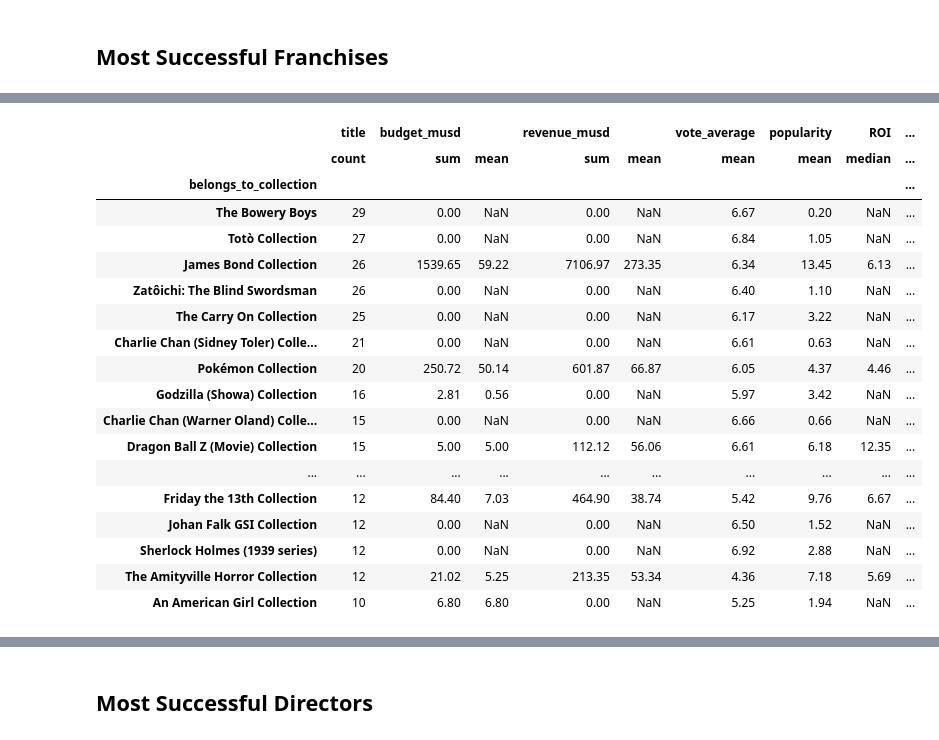
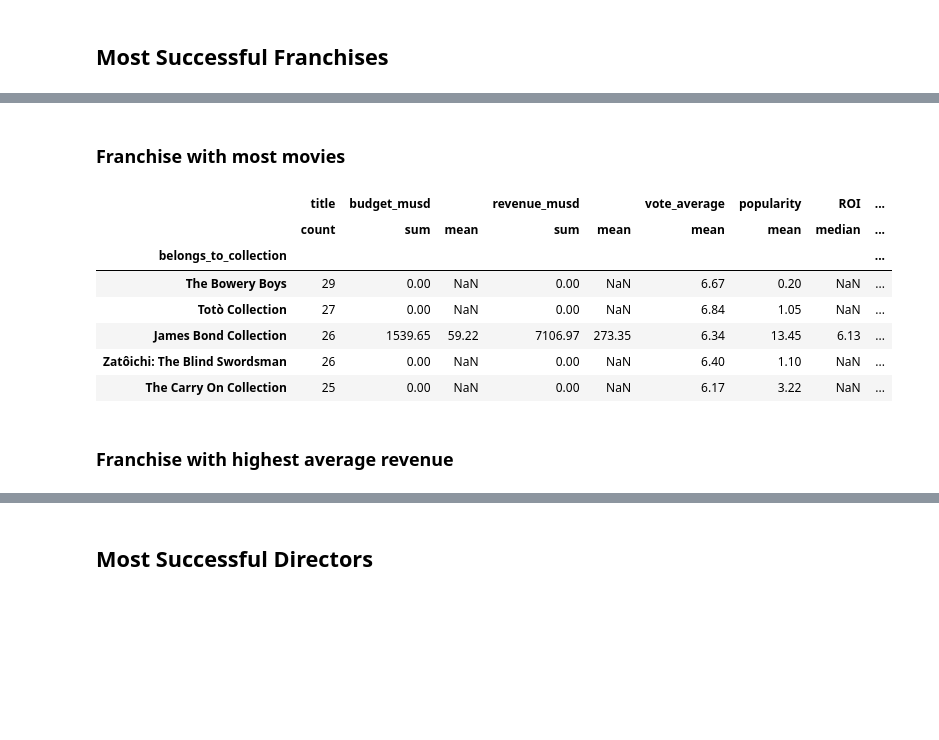
Before and after one commit to mr-emreerturk/data_analysis_projects, a Jupyter notebook: Movies_EDA/Project_01_Explanatory_Analysis_Movies.ipynb, the cells around one changed output, grey strips where cells are left out. Cells and saved outputs as stored; diff of their text form; code cells hidden in the pictures; blank space fills up the shorter version.

```diff
--- a/Movies_EDA/Project_01_Explanatory_Analysis_Movies.ipynb
+++ b/Movies_EDA/Project_01_Explanatory_Analysis_Movies.ipynb
@@ -758,24 +381,16 @@ franchises
+# %% [markdown]
+### Franchise with most movies
 # %%
-franchises.nlargest(20, ("title", "count"))
-franchises.nlargest()
+franchises.nlargest(n=5, columns=("title", "count"))
 # %% [output]
 |  | title | budget_musd |  | revenue_musd |  | vote_average | popularity | ROI | ... |
 |  | count | sum | mean | sum | mean | mean | mean | median | ... |
 | belongs_to_collection |  |  |  |  |  |  |  |  | ... |
 | The Bowery Boys | 29 | 0.00 | NaN | 0.00 | NaN | 6.67 | 0.20 | NaN | ... |
 | Totò Collection | 27 | 0.00 | NaN | 0.00 | NaN | 6.84 | 1.05 | NaN | ... |
 | James Bond Collection | 26 | 1539.65 | 59.22 | 7106.97 | 273.35 | 6.34 | 13.45 | 6.13 | ... |
 | Zatôichi: The Blind Swordsman | 26 | 0.00 | NaN | 0.00 | NaN | 6.40 | 1.10 | NaN | ... |
 | The Carry On Collection | 25 | 0.00 | NaN | 0.00 | NaN | 6.17 | 3.22 | NaN | ... |
-| Charlie Chan (Sidney Toler) Colle... | 21 | 0.00 | NaN | 0.00 | NaN | 6.61 | 0.63 | NaN | ... |
-| Pokémon Collection | 20 | 250.72 | 50.14 | 601.87 | 66.87 | 6.05 | 4.37 | 4.46 | ... |
-| Godzilla (Showa) Collection | 16 | 2.81 | 0.56 | 0.00 | NaN | 5.97 | 3.42 | NaN | ... |
-| Charlie Chan (Warner Oland) Colle... | 15 | 0.00 | NaN | 0.00 | NaN | 6.66 | 0.66 | NaN | ... |
-| Dragon Ball Z (Movie) Collection | 15 | 5.00 | 5.00 | 112.12 | 56.06 | 6.61 | 6.18 | 12.35 | ... |
-| ... | ... | ... | ... | ... | ... | ... | ... | ... | ... |
-| Friday the 13th Collection | 12 | 84.40 | 7.03 | 464.90 | 38.74 | 5.42 | 9.76 | 6.67 | ... |
-| Johan Falk GSI Collection | 12 | 0.00 | NaN | 0.00 | NaN | 6.50 | 1.52 | NaN | ... |
-| Sherlock Holmes (1939 series) | 12 | 0.00 | NaN | 0.00 | NaN | 6.92 | 2.88 | NaN | ... |
-| The Amityville Horror Collection | 12 | 21.02 | 5.25 | 213.35 | 53.34 | 4.36 | 7.18 | 5.69 | ... |
-| An American Girl Collection | 10 | 6.80 | 6.80 | 0.00 | NaN | 5.25 | 1.94 | NaN | ... |
+# %% [markdown]
+### Franchise with highest average revenue
 # %%
```
Also changed, not shown: parts of 123 cells of this notebook.
